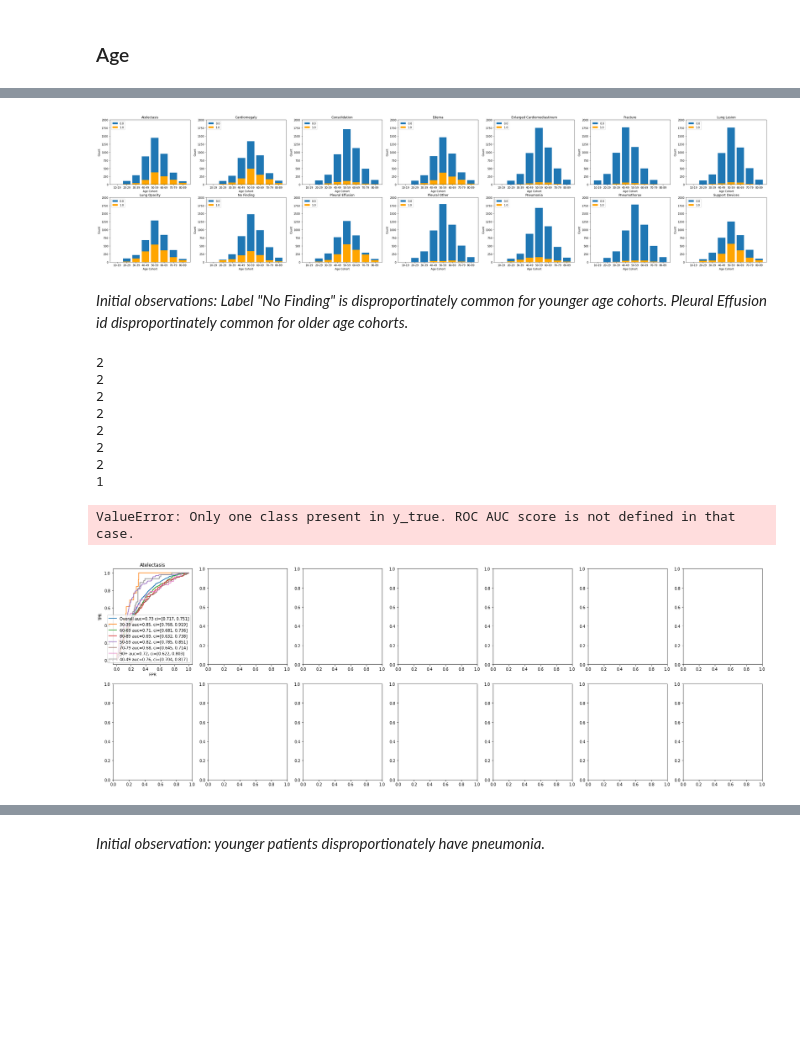
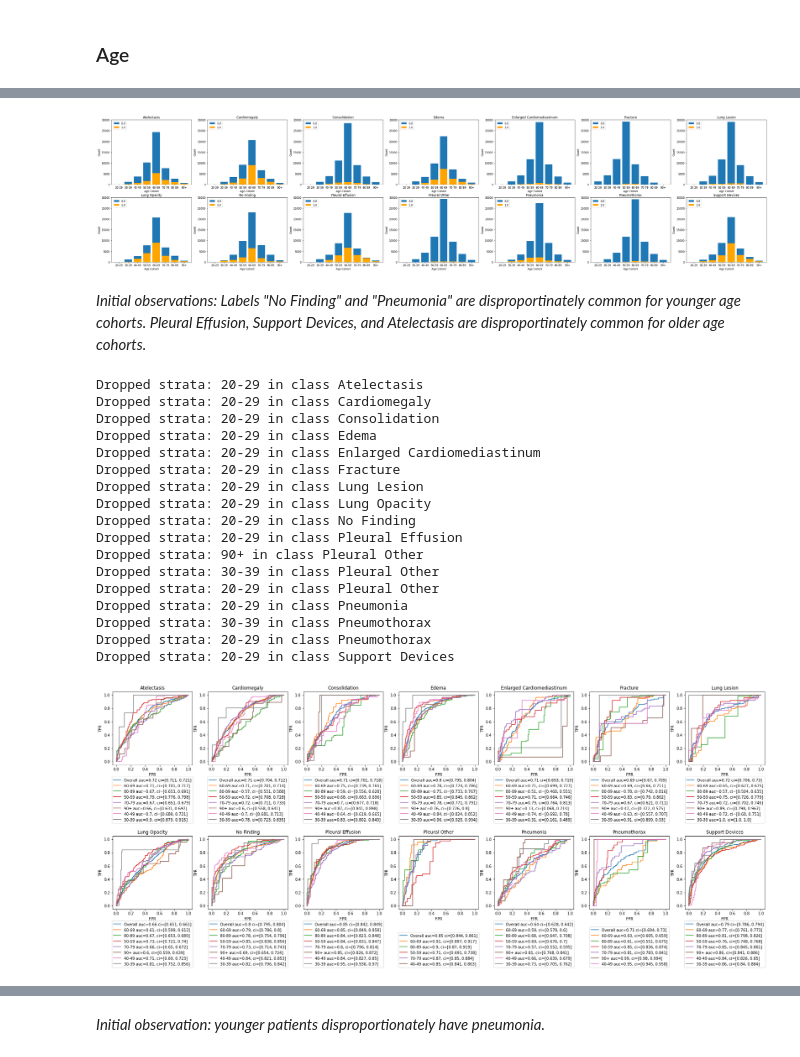
Before and after one commit to zmz223/CS334FinalProject, a Jupyter notebook: mert/mert_analysis.ipynb, the cells around one changed output, grey strips where cells are left out. Saved outputs shown, nothing was run; the diff lists cells and outputs as text; code cells hidden in the pictures; blank space fills up the shorter version.

Commit message:
chi2 tests. new model results. graphs prettier.

```diff
--- a/mert/mert_analysis.ipynb
+++ b/mert/mert_analysis.ipynb
@@ -58,7 +71,7 @@ plt.show()
 # %%
 from matplotlib import ticker
 fig, ax = plt.subplots(nrows=2, ncols=7, figsize=(45, 10))
-insurance = ['Medicare', 'Medicaid', 'Other']
+insurance = ['Medicaid', 'Medicare', 'Other']
 positions = [0,1,2]
 for i, lab in enumerate(labels):
     if i < 7:
@@ -82,5 +95,5 @@ for i, lab in enumerate(labels):
     ax[x, y].set_xticklabels(insurance)
     ax[x, y].set_xlabel('Insurance Provider')
     ax[x, y].set_ylabel('Count')
-    ax[x, y].set_ylim(0,3000)
+    ax[x, y].set_ylim(0,40000)
 # %% [output]
@@ -277,0 +278,16 @@ plt.show()
+# %%
+from scipy.stats import chisquare
+
+insurance_dist = results['insurance'].value_counts()
+total_count = insurance_dist.sum()
+
+chi_sq_dict = dict()
+for lab in labels:
+    lab_df = results[results[lab]==1.0]
+
+    f_obs = [len(lab_df[lab_df['insurance']==insurance]) for insurance in insurance_dist.index]
+    f_exp = [len(lab_df) * (insurance_dist[insurance]/total_count) for insurance in insurance_dist.index]
+
+    chi_sq_dict[lab] = chisquare(f_obs, f_exp=f_exp)
+
+chi_sq_dict
@@ -277,0 +309,15 @@ plt.show()
+# %%
+#remove labels that are not statistically significant
+copy_dict = dict(chi_sq_dict)
+for lab in chi_sq_dict:
+    if copy_dict[lab][1] > 0.05: del copy_dict[lab]
+
+#plot the rest
+fig = plt.figure()
+ax = fig.add_axes([0,0,3,1])
+ax.bar([lab for lab in copy_dict], [copy_dict[lab][0] for lab in copy_dict])
+plt.xticks(rotation=45)
+plt.title("Insurance Provider Chi-Square for Diagnostic Labels")
+plt.ylabel("Chi Square Statistic")
+plt.xlabel("Diagnostic Label")
+plt.show()
@@ -319,8 +367,8 @@ plt.show()
 # %%
 from matplotlib import ticker
 fig, ax = plt.subplots(nrows=2, ncols=7, figsize=(45, 10))
-cohort = ['10-19', '20-29', '30-39', '40-49', '50-59', '60-69', '70-79', '80-89', '90+']
-positions = [0,1,2,3,4,5,6,7,8]
+cohort = ['20-29', '30-39', '40-49', '50-59', '60-69', '70-79', '80-89', '90+']
+positions = [0,1,2,3,4,5,6,7]
 for i, lab in enumerate(labels):
     if i < 7:
         x = 0
@@ -343,8 +391,8 @@ for i, lab in enumerate(labels):
     ax[x, y].set_xticklabels(cohort)
     ax[x, y].set_xlabel('Age Cohort')
     ax[x, y].set_ylabel('Count')
-    ax[x, y].set_ylim(0,2000)
+    ax[x, y].set_ylim(0,30000)
 # %% [output]
-[figure, old version]
+[figure, new version]
 # %% [markdown]
-_Initial observations: Label "No Finding" is disproportinately common for younger age cohorts. Pleural Effusion id disproportinately common for older age cohorts._
+_Initial observations: Labels "No Finding" and "Pneumonia" are disproportinately common for younger age cohorts. Pleural Effusion, Support Devices, and Atelectasis are disproportinately common for older age cohorts._
@@ -351,14 +445,22 @@ _Initial observations: Label "No Finding" is disproportinately common for younge
 # %%
-calc_roc(results, 'age_cohort', labels)
+calc_roc_age(results, 'age_cohort', labels)
 # %% [output]
-2
-2
-2
-2
-2
-2
-2
-1
+Dropped strata: 20-29 in class Atelectasis
+Dropped strata: 20-29 in class Cardiomegaly
+Dropped strata: 20-29 in class Consolidation
+Dropped strata: 20-29 in class Edema
+Dropped strata: 20-29 in class Enlarged Cardiomediastinum
+Dropped strata: 20-29 in class Fracture
+Dropped strata: 20-29 in class Lung Lesion
+Dropped strata: 20-29 in class Lung Opacity
+Dropped strata: 20-29 in class No Finding
+Dropped strata: 20-29 in class Pleural Effusion
+Dropped strata: 90+ in class Pleural Other
+Dropped strata: 30-39 in class Pleural Other
+Dropped strata: 20-29 in class Pleural Other
+Dropped strata: 20-29 in class Pneumonia
+Dropped strata: 30-39 in class Pneumothorax
+Dropped strata: 20-29 in class Pneumothorax
+Dropped strata: 20-29 in class Support Devices
-ValueError: Only one class present in y_true. ROC AUC score is not defined in that case.
-[figure, old version]
+[figure, new version]
 # %%
```
Also changed, not shown: parts of 40 cells of this notebook, 6 other files.
